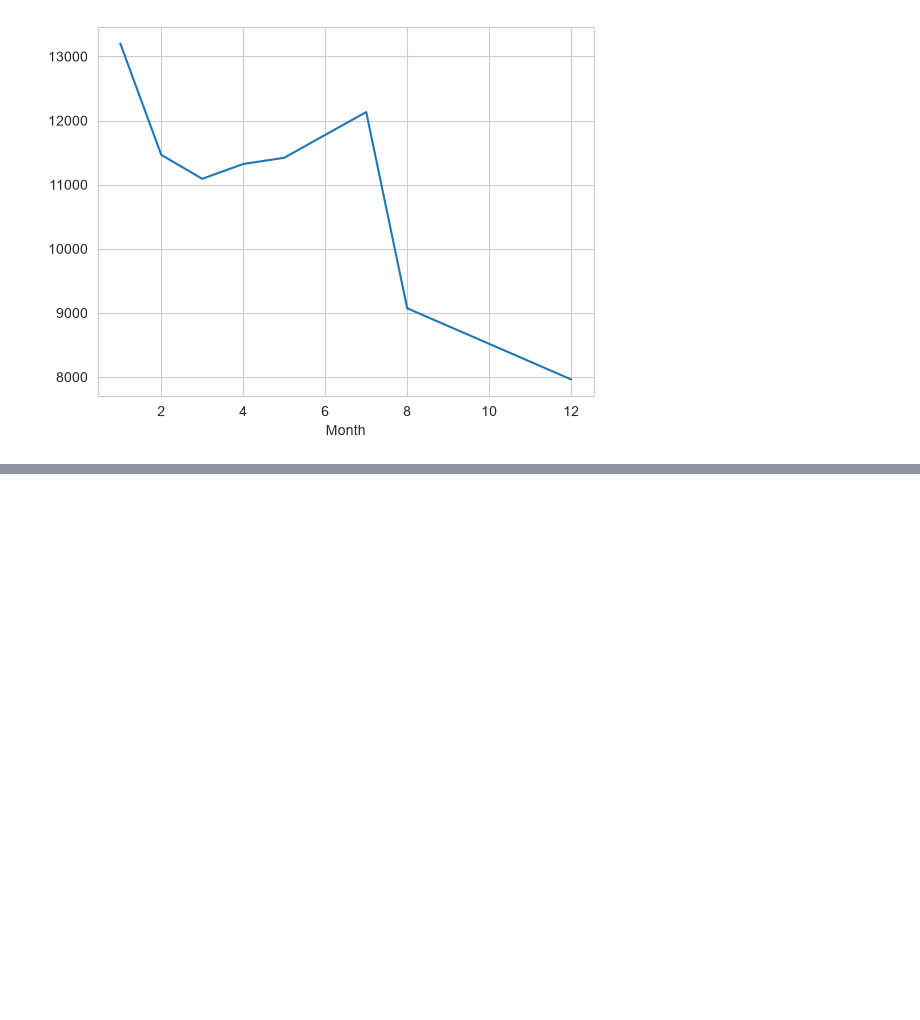
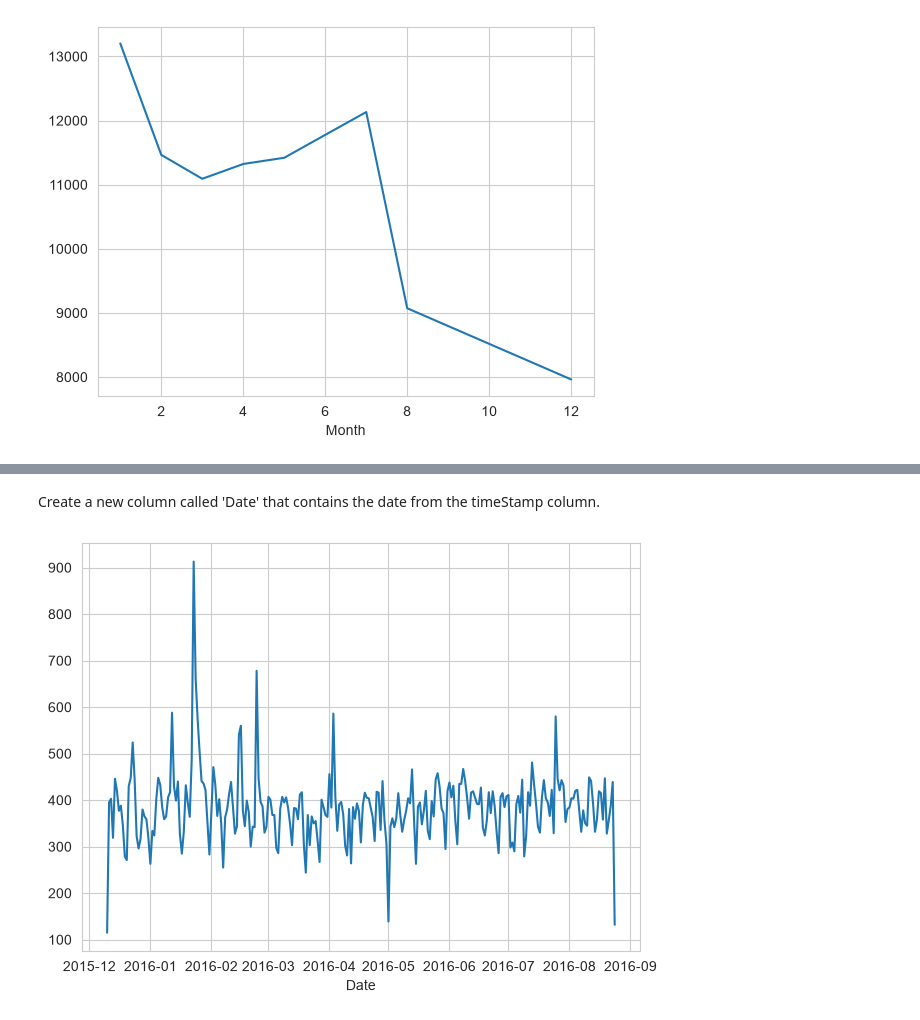
Before and after one commit to anushkaaaab/Data-Analysis-Project-1-911-calls-, a Jupyter notebook: 911 Calls.ipynb, the cells around one changed output, grey strips where cells are left out. Cells and saved outputs as stored; diff of their text form; code cells hidden in the pictures; blank space fills up the shorter version.

```diff
--- a/911 Calls.ipynb
+++ b/911 Calls.ipynb
@@ -162,0 +163,9 @@ sns.lmplot(x='Month',y='twp',data=byMonth.reset_index())
+# %% [markdown]
+Create a new column called 'Date' that contains the date from the timeStamp column.
+# %%
+df['Date']=df['timeStamp'].apply(lambda t: t.date())
+# %%
+df.groupby('Date').count()['twp'].plot()
+plt.tight_layout()
+# %% [output]
+[figure, added]
```
Also changed, not shown: parts of 9 cells of this notebook.
